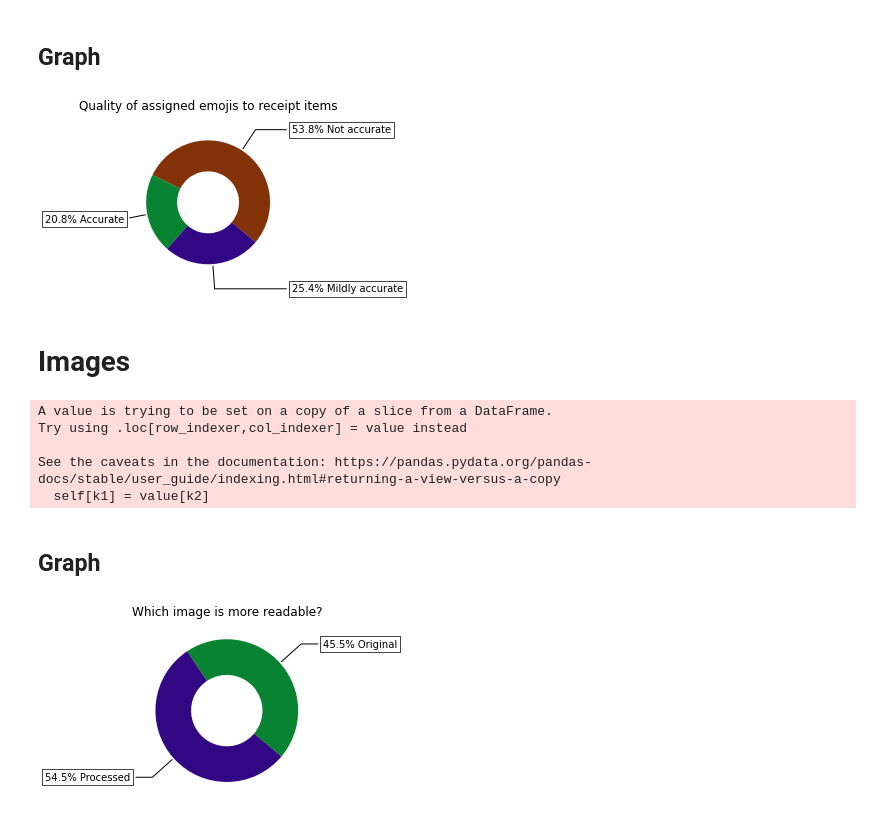
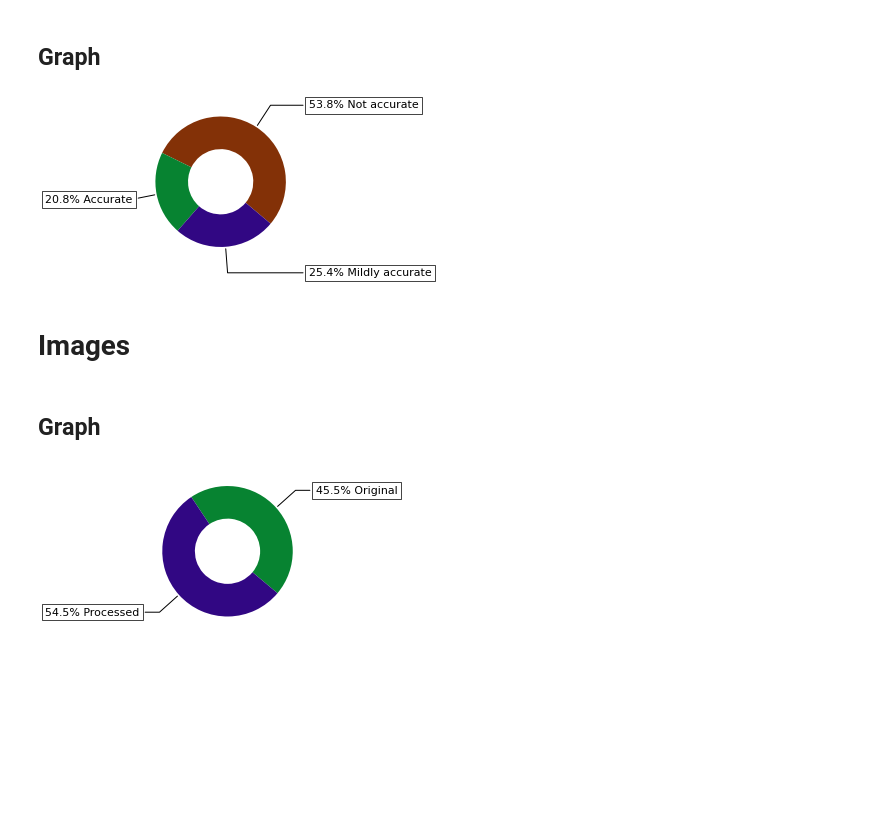
Before and after one commit to petr7555/bachelors_thesis_accounting_ocr, a Jupyter notebook: notebooks/graphs_for_thesis/questionnaire/questionnaire.ipynb, the cells around one changed output. Cells and saved outputs as stored; diff of their text form; code cells hidden in the pictures; blank space fills up the shorter version.

```diff
--- a/notebooks/graphs_for_thesis/questionnaire/questionnaire.ipynb
+++ b/notebooks/graphs_for_thesis/questionnaire/questionnaire.ipynb
@@ -41,50 +41,43 @@ fig, ax = plt.subplots(figsize=(6, 3), subplot_kw=dict(aspect="equal"))
 
 sizes = [not_accurate, accurate, mildly_accurate]
 total = sum(sizes)
 
 labels = [
     f'{sizes[0]/total*100:.1f}% Not accurate',
     f'{sizes[1]/total*100:.1f}% Accurate',
     f'{sizes[2]/total*100:.1f}% Mildly accurate',
 ]
 
 colors = ['#833107', '#078331', '#310783']
 
 
 wedges, texts = ax.pie(sizes, wedgeprops=dict(width=0.5), startangle=-40, colors=colors)
 
 bbox_props = dict(boxstyle="square,pad=0.3", fc="w", ec="k", lw=0.72)
 kw = dict(arrowprops=dict(arrowstyle="-"),
           bbox=bbox_props, zorder=0, va="center")
 
 for i, p in enumerate(wedges):
     ang = (p.theta2 - p.theta1)/2. + p.theta1
     y = np.sin(np.deg2rad(ang))
     x = np.cos(np.deg2rad(ang))
     horizontalalignment = {-1: "right", 1: "left"}[int(np.sign(x))]
     connectionstyle = "angle,angleA=0,angleB={}".format(ang)
     kw["arrowprops"].update({"connectionstyle": connectionstyle})
-    ax.annotate(labels[i], xy=(x, y), xytext=(1.35*np.sign(x), 1.4*y),
+    ax.annotate(labels[i], size=11, xy=(x, y), xytext=(1.35*np.sign(x), 1.4*y),
                 horizontalalignment=horizontalalignment, **kw)
 
-ax.set_title("Quality of assigned emojis to receipt items",pad=15)
+#ax.set_title("Quality of emojis assigned to receipt items", pad=15)
 
-plt.tight_layout()
-plt.savefig("quality_of_emojis.pdf")
+plt.savefig("quality_of_emojis.pdf", bbox_inches = 'tight')
 # %% [output]
-[figure, old version]
+[figure, new version]
 # %% [markdown]
 # Images
 # %%
-images = df.filter(regex=("Which image .*"))
+images = df.filter(regex=("Which image .*")).copy()
 images[images.columns] = images[images.columns].astype("string")
 # images.info()
-# %% [output]
-A value is trying to be set on a copy of a slice from a DataFrame.
-Try using .loc[row_indexer,col_indexer] = value instead
-
-See the caveats in the documentation: https://pandas.pydata.org/pandas-docs/stable/user_guide/indexing.html#returning-a-view-versus-a-copy
-  self[k1] = value[k2]
 # %%
 left = (df.values == "Left").sum()
 right = (df.values == "Right").sum()
@@ -124,12 +117,11 @@ for i, p in enumerate(wedges):
     horizontalalignment = {-1: "right", 1: "left"}[int(np.sign(x))]
     connectionstyle = "angle,angleA=0,angleB={}".format(ang)
     kw["arrowprops"].update({"connectionstyle": connectionstyle})
-    ax.annotate(labels[i], xy=(x, y), xytext=(1.35*np.sign(x), 1.4*y),
+    ax.annotate(labels[i], size=11, xy=(x, y), xytext=(1.35*np.sign(x), 1.4*y),
                 horizontalalignment=horizontalalignment, **kw)
 
-ax.set_title("Which image is more readable?")
+#ax.set_title("Which image is more readable?")
 
-plt.tight_layout()
-plt.savefig("which_image_is_more_readable.pdf")
+plt.savefig("which_image_is_more_readable.pdf", bbox_inches = 'tight')
 # %% [output]
-[figure, old version]
+[figure, new version]
```
Also changed, not shown: 10 other files.
